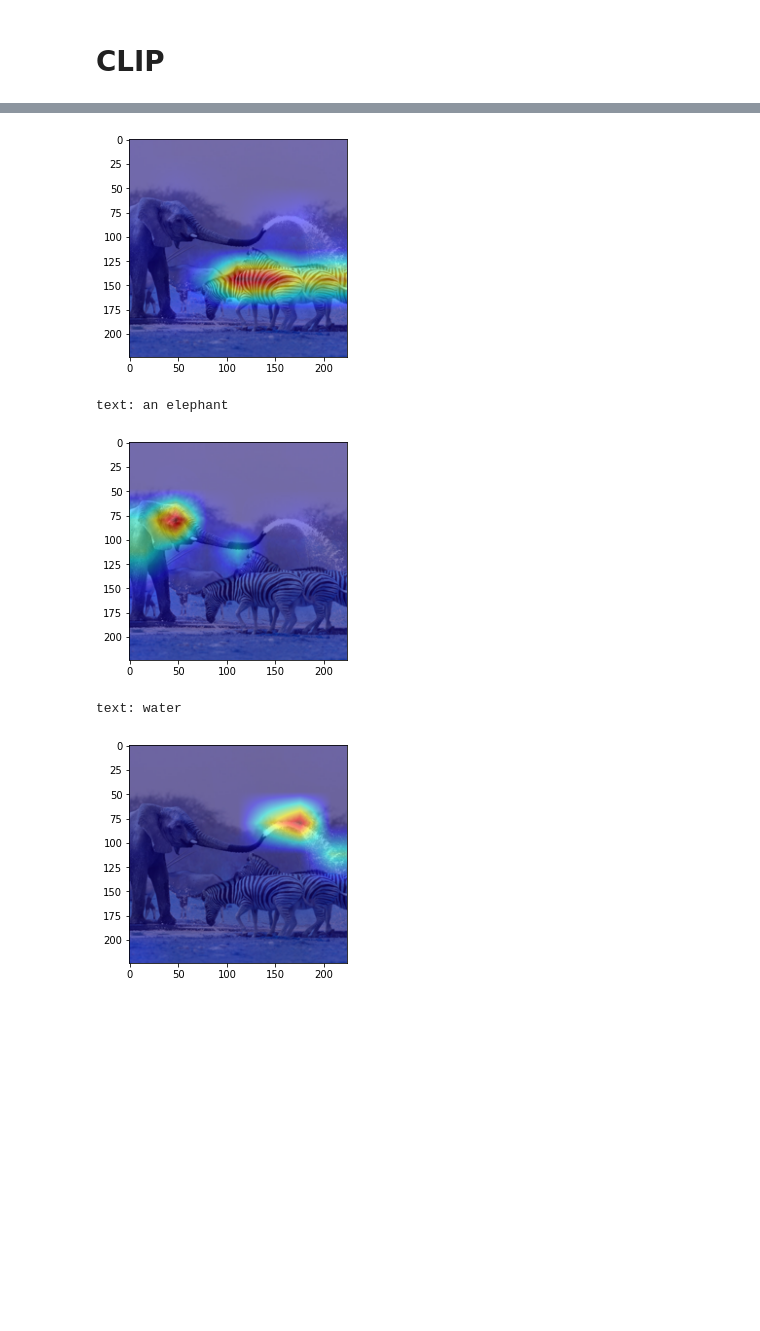
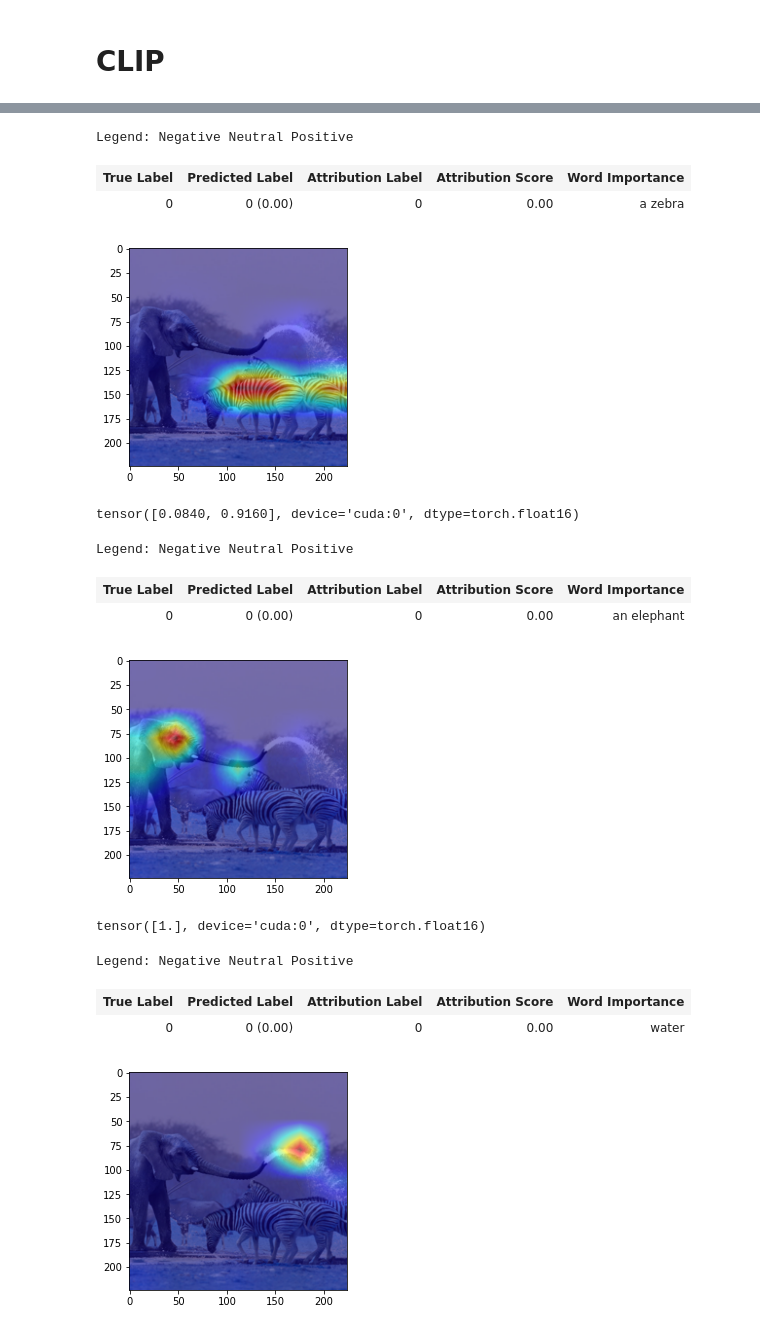
Before and after one commit to hila-chefer/Transformer-MM-Explainability, a Jupyter notebook: CLIP_explainability.ipynb, the cells around one changed output, grey strips where cells are left out. Cells and saved outputs as stored; diff of their text form; code cells hidden in the pictures; blank space fills up the shorter version.

```diff
--- a/CLIP_explainability.ipynb
+++ b/CLIP_explainability.ipynb
@@ -115,10 +152,10 @@ img = preprocess(Image.open("CLIP/glasses.png")).unsqueeze(0).to(device)
 texts = ["a man with eyeglasses"]
 text = clip.tokenize(texts).to(device)
 
-R_image = interpret(model=model, image=img, texts=text, device=device)
+R_text, R_image = interpret(model=model, image=img, texts=text, device=device)
 batch_size = text.shape[0]
 for i in range(batch_size):
-  print(color.BOLD + color.PURPLE + color.UNDERLINE + 'text: ' + texts[i] + color.END)
+  show_heatmap_on_text(texts[i], text[i], R_text[i])
   show_image_relevance(R_image[i], img)
   plt.show()
 # %% [output]
@@ -129,10 +170,10 @@ img = preprocess(Image.open("CLIP/lipstick.png")).unsqueeze(0).to(device)
 texts = ["a man with lipstick"]
 text = clip.tokenize(texts).to(device)
 
-R_image = interpret(model=model, image=img, texts=text, device=device)
+R_text, R_image = interpret(model=model, image=img, texts=text, device=device)
 batch_size = text.shape[0]
 for i in range(batch_size):
-  print(color.BOLD + color.PURPLE + color.UNDERLINE + 'text: ' + texts[i] + color.END)
+  show_heatmap_on_text(texts[i], text[i], R_text[i])
   show_image_relevance(R_image[i], img)
   plt.show()
 # %% [output]
@@ -143,10 +187,10 @@ img = preprocess(Image.open("CLIP/rocket.jpg")).unsqueeze(0).to(device)
 texts = ["a rocket standing on a launchpad"]
 text = clip.tokenize(texts).to(device)
 
-R_image = interpret(model=model, image=img, texts=text, device=device)
+R_text, R_image = interpret(model=model, image=img, texts=text, device=device)
 batch_size = text.shape[0]
 for i in range(batch_size):
-  print(color.BOLD + color.PURPLE + color.UNDERLINE + 'text: ' + texts[i] + color.END)
+  show_heatmap_on_text(texts[i], text[i], R_text[i])
   show_image_relevance(R_image[i], img)
   plt.show()
 # %% [output]
@@ -157,10 +205,10 @@ img = preprocess(Image.open("CLIP/el2.png")).unsqueeze(0).to(device)
 texts = ['a zebra', 'an elephant', 'a lake']
 text = clip.tokenize(texts).to(device)
 
-R_image = interpret(model=model, image=img, texts=text, device=device)
+R_text, R_image = interpret(model=model, image=img, texts=text, device=device)
 batch_size = text.shape[0]
 for i in range(batch_size):
-  print(color.BOLD + color.PURPLE + color.UNDERLINE + 'text: ' + texts[i] + color.END)
+  show_heatmap_on_text(texts[i], text[i], R_text[i])
   show_image_relevance(R_image[i], img)
   plt.show()
 # %% [output]
@@ -175,10 +232,10 @@ img = preprocess(Image.open("CLIP/el3.png")).unsqueeze(0).to(device)
 texts = ['a zebra', 'an elephant', 'water']
 text = clip.tokenize(texts).to(device)
 
-R_image = interpret(model=model, image=img, texts=text, device=device)
+R_text, R_image = interpret(model=model, image=img, texts=text, device=device)
 batch_size = text.shape[0]
 for i in range(batch_size):
-  print(color.BOLD + color.PURPLE + color.UNDERLINE + 'text: ' + texts[i] + color.END)
+  show_heatmap_on_text(texts[i], text[i], R_text[i])
   show_image_relevance(R_image[i], img)
   plt.show()
 # %% [output]
@@ -186,8 +243,17 @@ text: a zebra
+Legend: Negative Neutral Positive
+| True Label | Predicted Label | Attribution Label | Attribution Score | Word Importance |
+| 0 | 0 (0.00) | 0 | 0.00 | a zebra |
 [figure]
-text: an elephant
+tensor([0.0840, 0.9160], device='cuda:0', dtype=torch.float16)
+Legend: Negative Neutral Positive
+| True Label | Predicted Label | Attribution Label | Attribution Score | Word Importance |
+| 0 | 0 (0.00) | 0 | 0.00 | an elephant |
-[figure, old version]
+[figure, new version]
-text: water
+tensor([1.], device='cuda:0', dtype=torch.float16)
+Legend: Negative Neutral Positive
+| True Label | Predicted Label | Attribution Label | Attribution Score | Word Importance |
+| 0 | 0 (0.00) | 0 | 0.00 | water |
-[figure, old version]
+[figure, new version]
 # %%
 img = preprocess(Image.open("CLIP/el4.png")).unsqueeze(0).to(device)
 texts = ['an elephant', 'a zebra']
```
Also changed, not shown: parts of 16 cells of this notebook.
